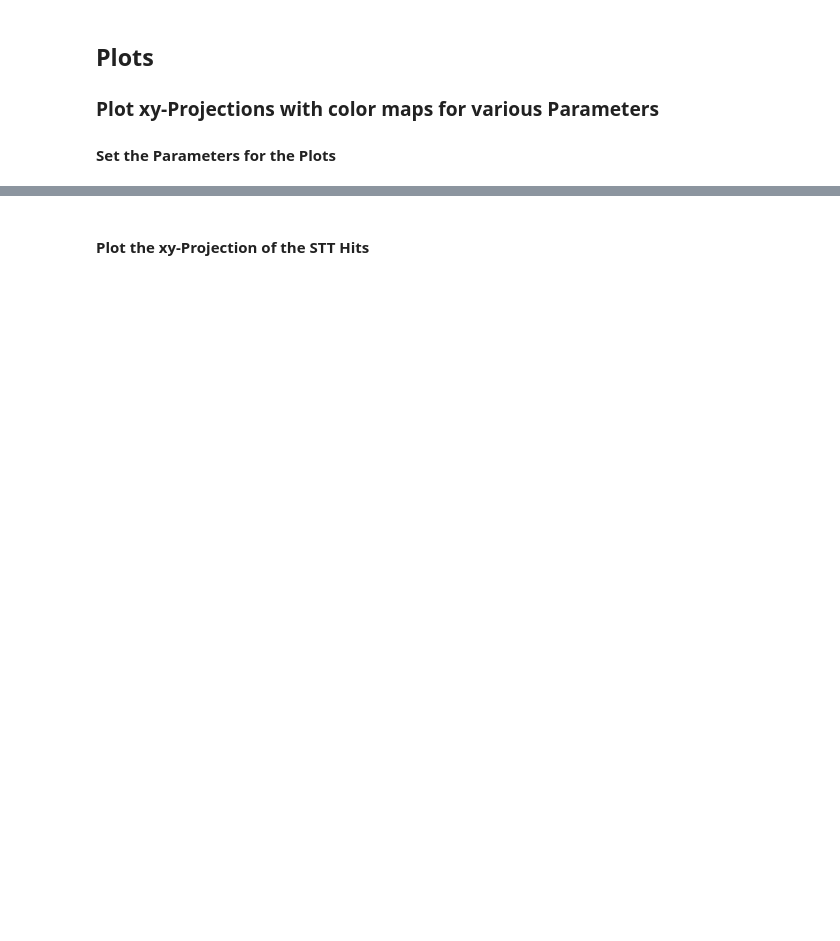
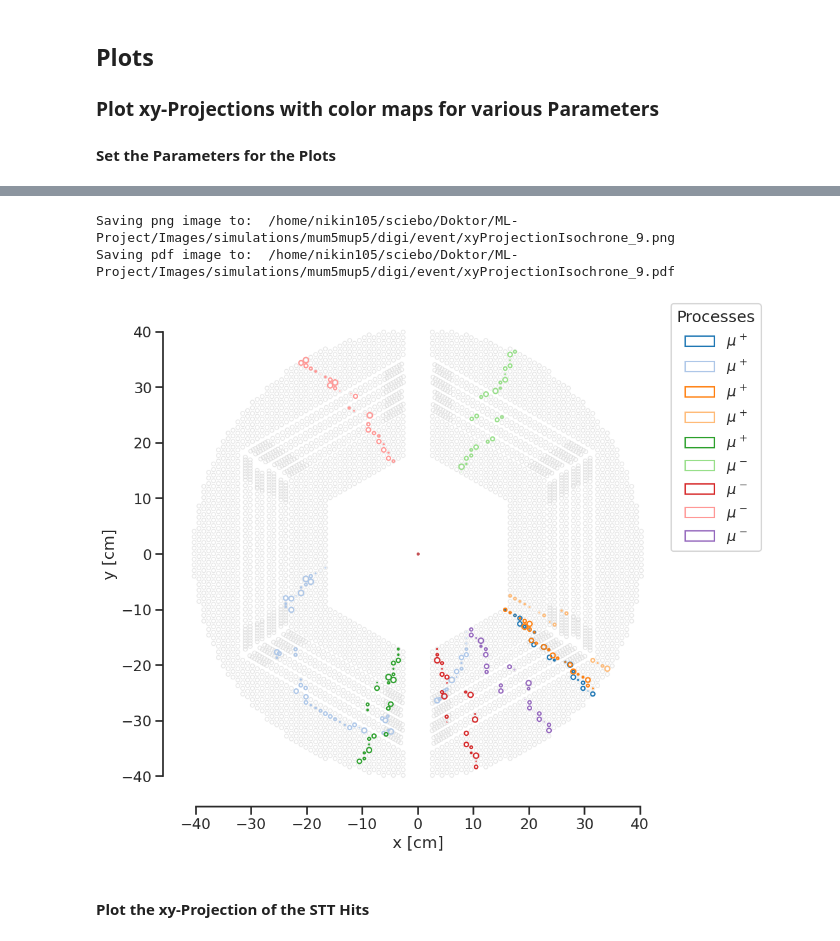
Before and after one commit to n-idw/panda-visualization, a Jupyter notebook: simulationChain/plot_digi.ipynb, the cells around one changed output, grey strips where cells are left out. Cells and saved outputs as stored; diff of their text form; code cells hidden in the pictures; blank space fills up the shorter version.

```diff
--- a/simulationChain/plot_digi.ipynb
+++ b/simulationChain/plot_digi.ipynb
@@ -261,3 +372,59 @@ print (mcTrack_pdgId[0])
+# %%
+# Create a figure and axis with the STT tube layout in gray
+fig, ax = plot_stt(useGrayScale=True, alpha=0.5)
+
+# Plot the IP
+ax.plot(0, 0, marker=".", ms=5, color="r")
+
+colors = sns.color_palette("tab20")
+
+trackNum = 0
+
+for trackID in isochronePerTrack:
+    pdg_mc_ids, process_codes = get_process_ids(
+        process_ids=mc_track["Process"],
+        mother_ids=mother_ids,
+        pdg_ids=mc_track["PdgCode"],
+        particle_id=int(trackID),
+    )
+    # Create a label for the track based on the PDG MC IDs
+    track_label = get_process_tex_str(process_mc_ids=pdg_mc_ids)
+
+    numPoint = 0
+    for i in range(len(isochronePerTrack[trackID])):
+        if numPoint == 0:
+            isochrone = Circle(
+                (xPosPerTrack[trackID][i], yPosPerTrack[trackID][i]),
+                isochronePerTrack[trackID][i],
+                ec=colors[trackNum],
+                lw=1.5,
+                fc="None",
+                label=track_label,
+            )
+        else:
+            isochrone = Circle(
+                (xPosPerTrack[trackID][i], yPosPerTrack[trackID][i]),
+                isochronePerTrack[trackID][i],
+                ec=colors[trackNum],
+                lw=1.5,
+                fc="None",
+            )
+        ax.add_patch(isochrone)
+        numPoint += 1
+    trackNum += 1
+
+fig.legend(title="Processes", loc="upper left", bbox_to_anchor=(0.9, 0.9))
+
+# Set the image path and name and save the image as a png and pdf
+image_prefix = event_image_path_name + "/xyProjectionIsochrone_" + str(entry_id)
+print("Saving png image to: ", image_prefix + ".png")
+plt.savefig(image_prefix + ".png", dpi=300, bbox_inches="tight")
+print("Saving pdf image to: ", image_prefix + ".pdf")
+plt.savefig(image_prefix + ".pdf", dpi=300, bbox_inches="tight")
+# %% [output]
+Saving png image to:  /home/nikin105/sciebo/Doktor/ML-Project/Images/simulations/mum5mup5/digi/event/xyProjectionIsochrone_9.png
+Saving pdf image to:  /home/nikin105/sciebo/Doktor/ML-Project/Images/simulations/mum5mup5/digi/event/xyProjectionIsochrone_9.pdf
+[figure, added]
 # %% [markdown]
 #### Plot the xy-Projection of the STT Hits
 # %%
```
Also changed, not shown: parts of 40 cells of this notebook, 4 other files.
